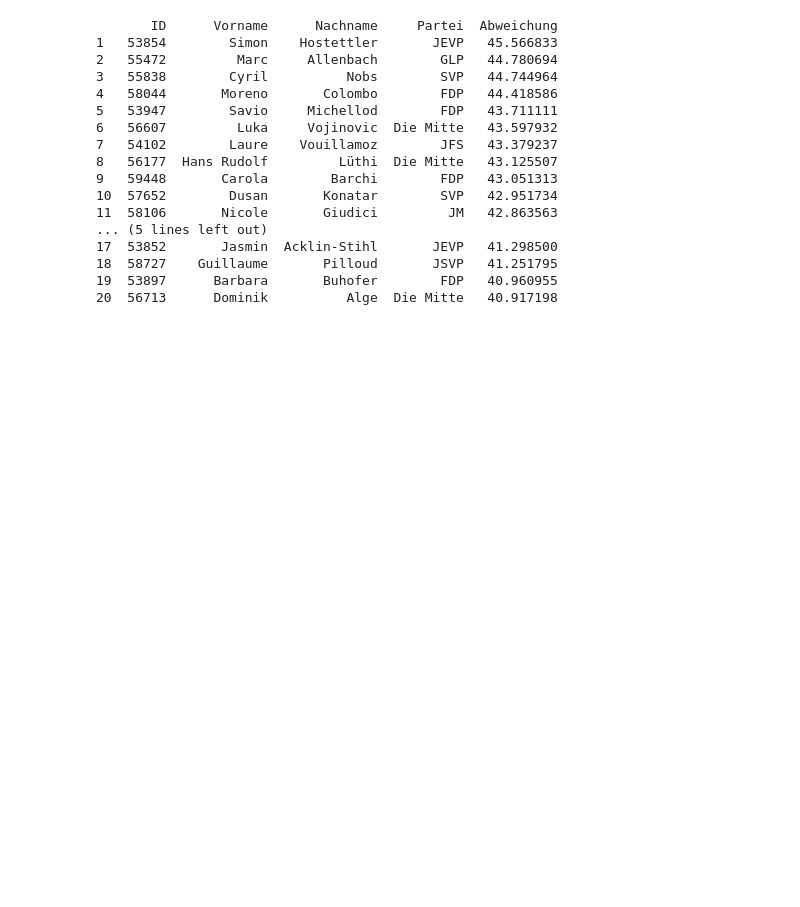
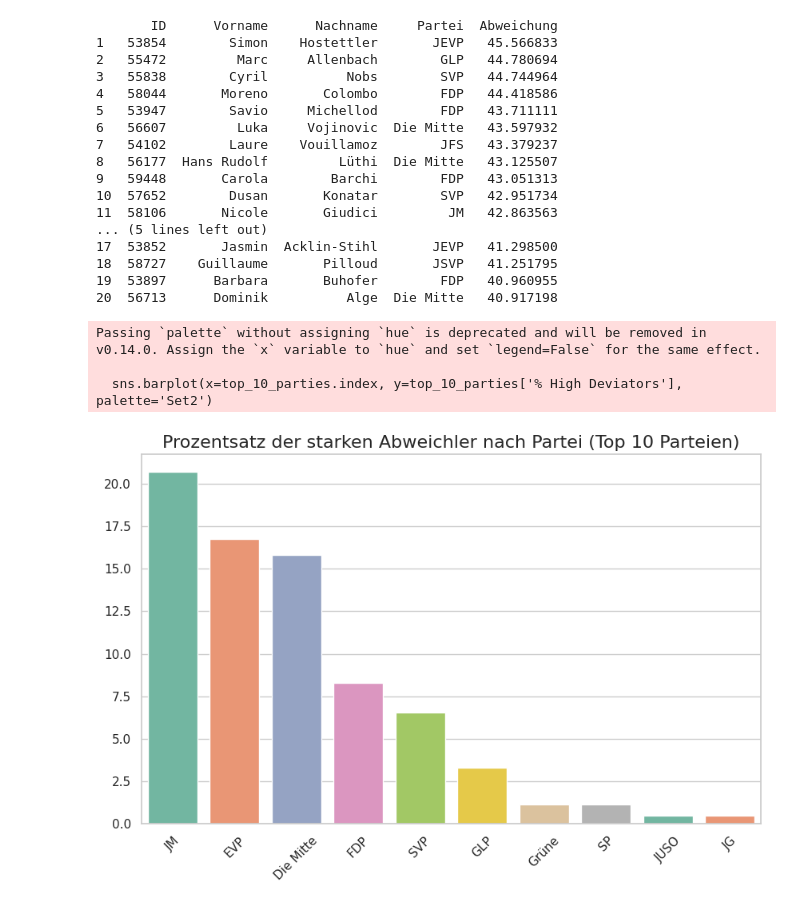
Before and after one commit to digital-sustainability/parldigi-masterclass, a Jupyter notebook: 3_Experimentieren.ipynb, the cells around one changed output. Drawn from its saved outputs; the diff is of its cells as text; code cells hidden in the pictures; blank space fills up the shorter version.

Commit message:
feat: plot parties with highest percentage of dissenting candidates

```diff
--- a/3_Experimentieren.ipynb
+++ b/3_Experimentieren.ipynb
@@ -126,3 +128,46 @@ print(display_df.head(20))
 18  58727    Guillaume       Pilloud       JSVP   41.251795
 19  53897      Barbara       Buhofer        FDP   40.960955
 20  56713      Dominik          Alge  Die Mitte   40.917198
+# %%
+import matplotlib.pyplot as plt
+import seaborn as sns
+
+def categorize_deviation(dev):
+    if dev > 30:
+        return "High Deviator"
+    elif dev > 15:
+        return "Moderate Deviator"
+    else:
+        return "Aligned"
+
+# Abweichler-Kategorisierung hinzufügen
+candidate_deviations['Abweichler-Grad'] = candidate_deviations['Abweichung'].apply(categorize_deviation)
+
+# Anzahl Mitglieder pro Partei und Abweichler-Grad zählen
+deviator_stats = candidate_deviations.groupby(['Partei', 'Abweichler-Grad']).size().unstack(fill_value=0)
+
+# Anzahl Mitglieder pro Partei hinzufügen
+deviator_stats['Gesamt'] = deviator_stats.sum(axis=1)
+
+# Anteil der starken Abweichler berechnen
+deviator_stats['% High Deviators'] = (deviator_stats['High Deviator'] / deviator_stats['Gesamt']) * 100
+
+# Nur die häufigen Parteien behalten
+top_10_parties = deviator_stats.sort_values(by='Gesamt', ascending=False).head(10)
+
+# Sortierung nach dem Prozentsatz der starken Abweichler
+top_10_parties = top_10_parties.sort_values(by='% High Deviators', ascending=False)
+
+# Erstellung des Balkendiagramms
+plt.figure(figsize=(10, 6))
+sns.barplot(x=top_10_parties.index, y=top_10_parties['% High Deviators'], palette='Set2')
+plt.title("Prozentsatz der starken Abweichler nach Partei (Top 10 Parteien)", fontsize=16)
+plt.xlabel("")
+plt.ylabel("")
+plt.xticks(rotation=45)
+plt.show()
+# %% [output]
+Passing `palette` without assigning `hue` is deprecated and will be removed in v0.14.0. Assign the `x` variable to `hue` and set `legend=False` for the same effect.
+
+  sns.barplot(x=top_10_parties.index, y=top_10_parties['% High Deviators'], palette='Set2')
+[figure, added]
```
Also changed, not shown: parts of 1 cell of this notebook.
